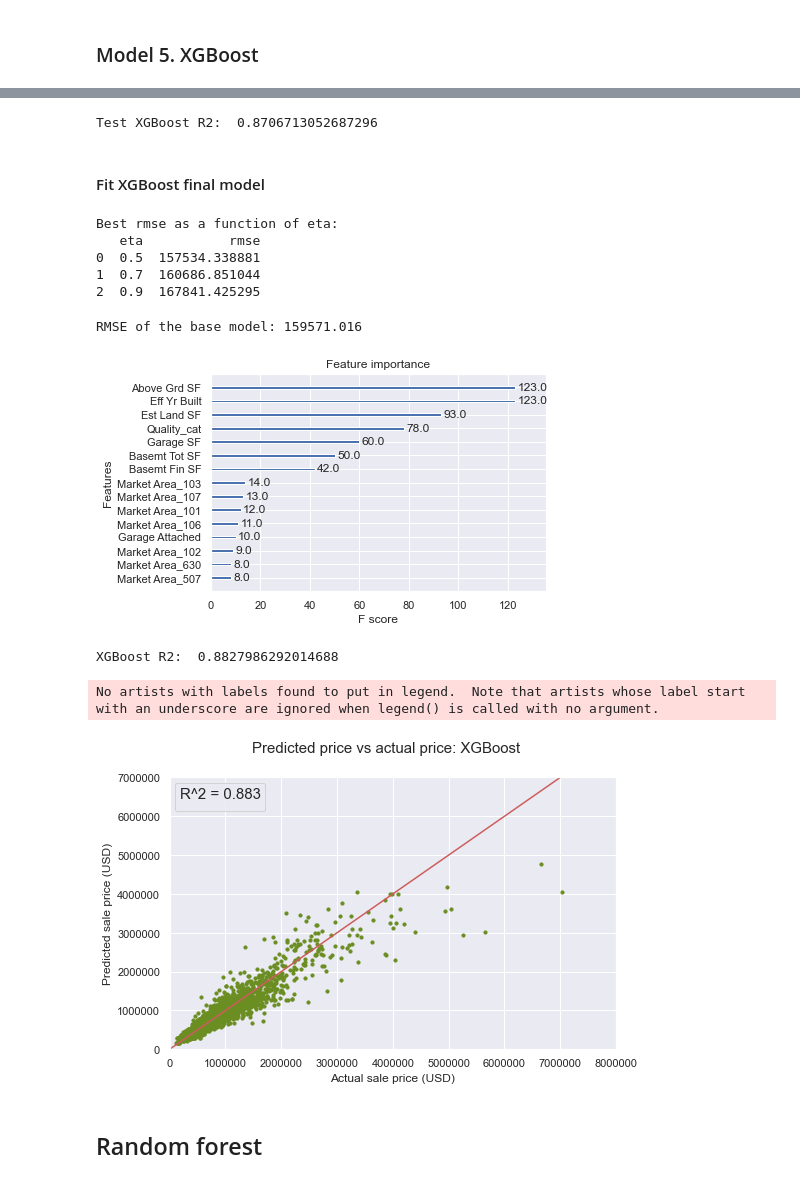
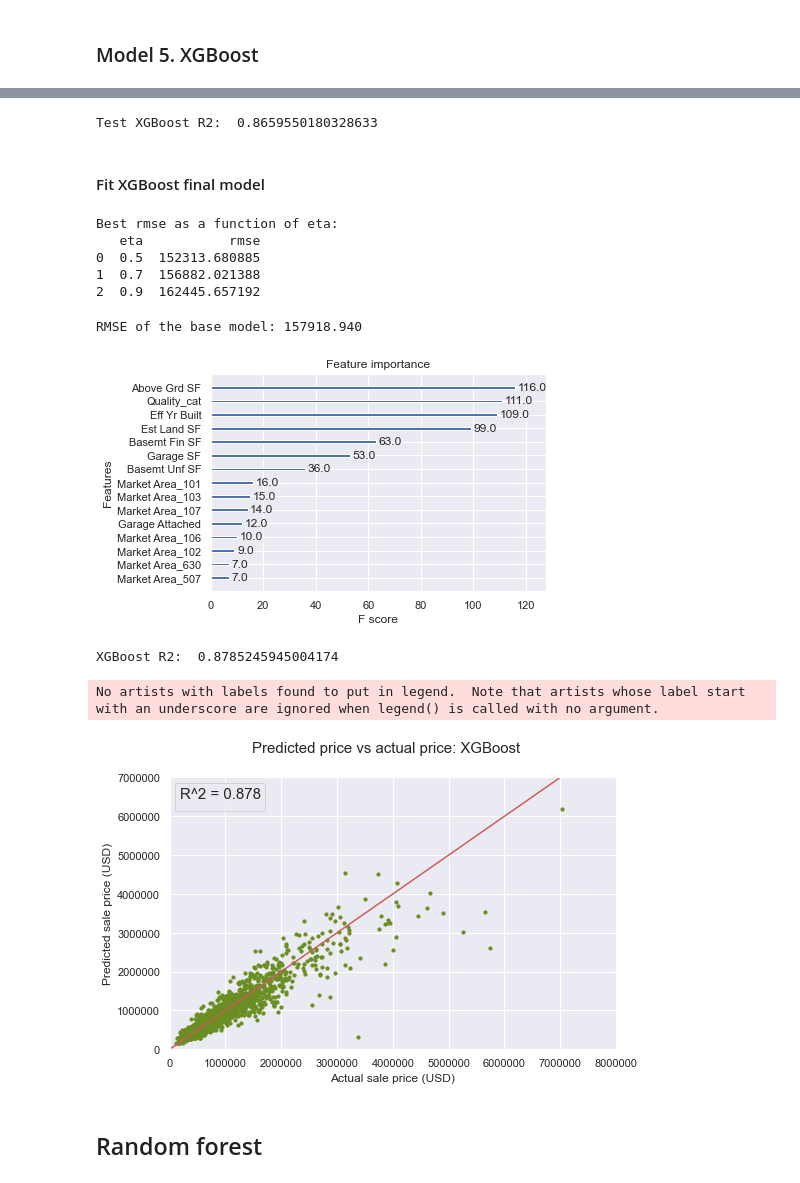
Before and after one commit to rowedata/Capstone1, a Jupyter notebook: Modeling.ipynb, the cells around one changed output, grey strips where cells are left out. Saved outputs shown, nothing was run; the diff lists cells and outputs as text; code cells hidden in the pictures.

```diff
--- a/Modeling.ipynb
+++ b/Modeling.ipynb
@@ -81,11 +100,9 @@ X = pd.read_csv('data/data_for_modeling.csv')
 # %%
-features = X.loc[:,['Eff Yr Built', 'Above Grd SF', 'Basemt Tot SF', 'Basemt Fin SF',
+features = X.loc[:,['Eff Yr Built', 'Above Grd SF', 'Basemt Fin SF', 'Basemt Unf SF',
        'Garage SF', 'Est Land SF', 'Unincorporated', 'Quality_cat',
-       'Garage Attached', 'Design_1 Sty Townh', 'Design_1-Sty Twnhm Condo',
-       'Design_Bi Level', 'Design_Det 1 Sty Condo',
-       'Design_Det Mult Sty Condo', 'Design_Modular', 'Design_Multi Sty',
-       'Design_Multi Sty Condo', 'Design_Multi Sty Townh',
-       'Design_Mutli Sty Twnhm Condo', 'Design_Paired', 'Design_Patio',
+       'Garage Attached', 'Design_1 Sty Townh', 'Design_Bi Level',
+       'Design_Condo', 'Design_Modular', 'Design_Multi Sty',
+       'Design_Multi Sty Townh', 'Design_Paired', 'Design_Patio',
        'Design_Ranch', 'Design_Split level', 'Market Area_101',
        'Market Area_102', 'Market Area_103', 'Market Area_104',
        'Market Area_105', 'Market Area_106', 'Market Area_107',
@@ -94,7 +111,9 @@ features = X.loc[:,['Eff Yr Built', 'Above Grd SF', 'Basemt Tot SF', 'Basemt Fin
        'Market Area_405', 'Market Area_407', 'Market Area_501',
        'Market Area_502', 'Market Area_503', 'Market Area_505',
        'Market Area_506', 'Market Area_507', 'Market Area_630',
-       'Market Area_632', 'Market Area_633', 'Market Area_634' ]]
+       'Market Area_632', 'Market Area_633', 'Market Area_634',
+       'Property Type_DUP_TRI',
+       'Property Type_RCON', 'Property Type_SFR', 'Property Type_TWNHM']]
 Y = X['Time Adjust Sales Price']
 # %% [markdown]
 ### Model 1.  Linear regression model
@@ -606,5 +645,9 @@ So best rmse is 166008.08540206144 for model with 'reg_lambda': 1, 'min_split_lo
 # %%
-best_params={'objective': 'reg:squarederror', 'max_depth': 4, 'reg_lambda': 1, 'min_split_loss': 0, 'learning_rate': 0.5}
+best_params={'objective': 'reg:squarederror',
+  'max_depth': 4,
+  'reg_lambda': 100,
+  'min_split_loss': 100,
+  'learning_rate': 0.5}
 # %%
 progress = dict()
 xg_reg = xgb.train(params=best_params, dtrain=housing_dmatrix, num_boost_round=15,evals_result=progress)
@@ -629,7 +672,7 @@ RMSE of the base model: 167623.580
 R2 =1- ((167623.580)**2)*len(y_test)/ np.sum((y_test- np.mean(y_test))**2)
 print('Test XGBoost R2: ', R2)
 # %% [output]
-Test XGBoost R2:  0.8706713052687296
+Test XGBoost R2:  0.8659550180328633
 # %% [markdown]
 #### Fit XGBoost final model
 # %%
@@ -665,9 +708,9 @@ print(pd.DataFrame(list(zip(reg_params, rmses_l2)), columns=["eta", "rmse"]))
 # %% [output]
 Best rmse as a function of eta:
    eta           rmse
-0  0.5  157534.338881
-1  0.7  160686.851044
-2  0.9  167841.425295
+0  0.5  152313.680885
+1  0.7  156882.021388
+2  0.9  162445.657192
 # %%
 params = {"objective":"reg:squarederror","max_depth":6, "eta":0.5}
 model = xgb.train(
@@ -687,33 +730,33 @@ xg_reg = xgb.train(params=params, dtrain=housing_dmatrix, num_boost_round=10)
 xgb.plot_importance(model,max_num_features=15)
 plt.show()
 # %% [output]
-RMSE of the base model: 159571.016
+RMSE of the base model: 157918.940
-[figure, old version]
+[figure, new version]
 # %%
 R2 = 1- ((159571.016**2)*len(y_test))/ (np.sum((y_test -np.mean(y_test))**2))
 print('XGBoost R2: ', R2)
 # %% [output]
-XGBoost R2:  0.8827986292014688
+XGBoost R2:  0.8785245945004174
 # %%
 fig = plt.figure(figsize=(8, 5))
 x = np.linspace(1,8000000,)
 plt.plot(x,x, color = 'indianred')
 
 plt.scatter(y_test, preds,s=10, c='olivedrab')
 plt.xlim(0,8000000)
 plt.ylim(0,7000000)
 
 plt.ticklabel_format(useOffset=False, style='plain')
 
 plt.xlabel('Actual sale price (USD)')
 plt.ylabel('Predicted sale price (USD)')
 plt.suptitle('Predicted price vs actual price: XGBoost', fontsize=15)
 
-plt.legend(title='R^2 = 0.883', title_fontsize = 15)
+plt.legend(title='R^2 = 0.878', title_fontsize = 15)
 plt.show()
 # %% [output]
 No artists with labels found to put in legend.  Note that artists whose label start with an underscore are ignored when legend() is called with no argument.
-[figure, old version]
+[figure, new version]
 # %% [markdown]
 ## Random forest
 # %%
```
Also changed, not shown: parts of 46 cells of this notebook, 3 other files.
